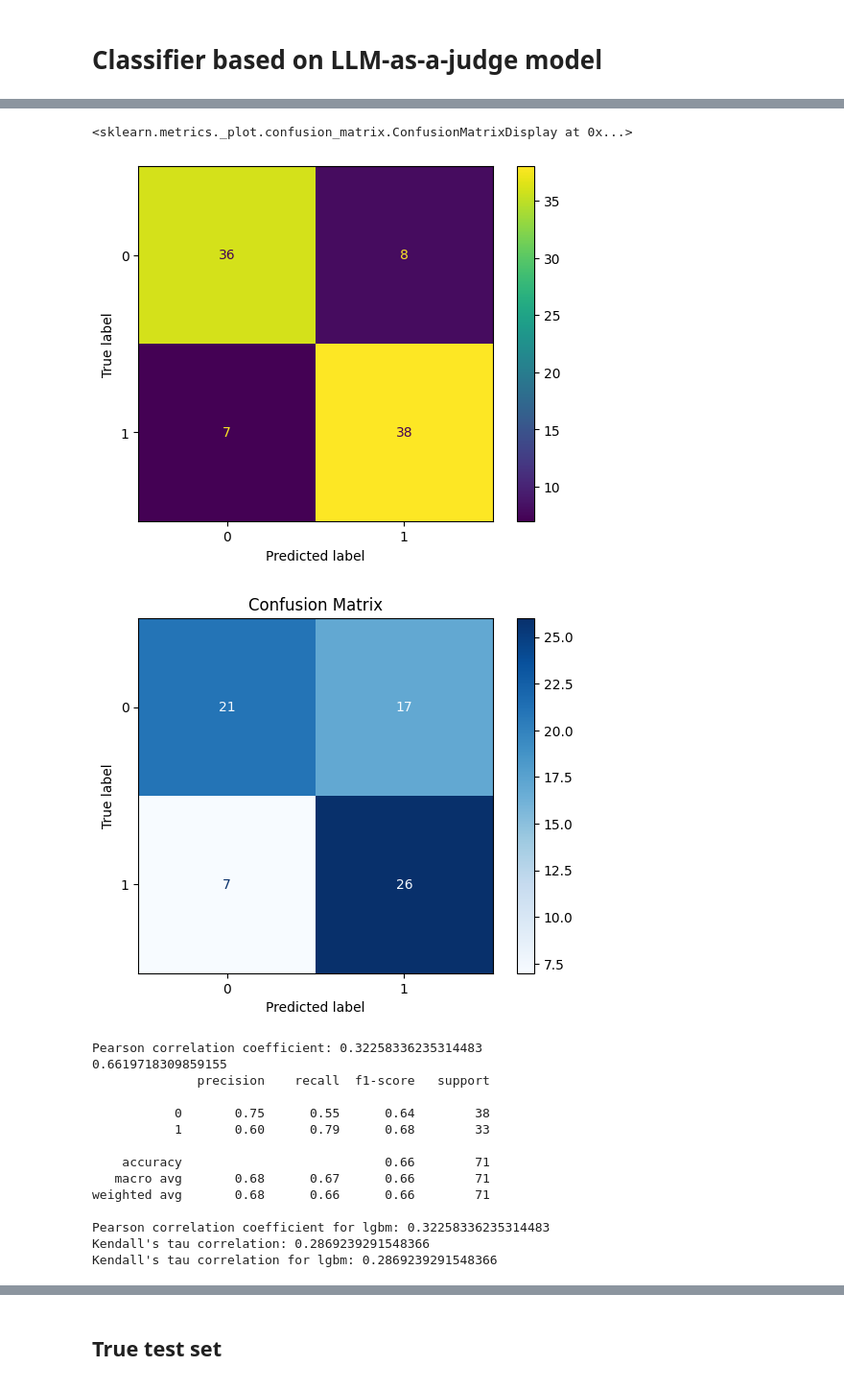
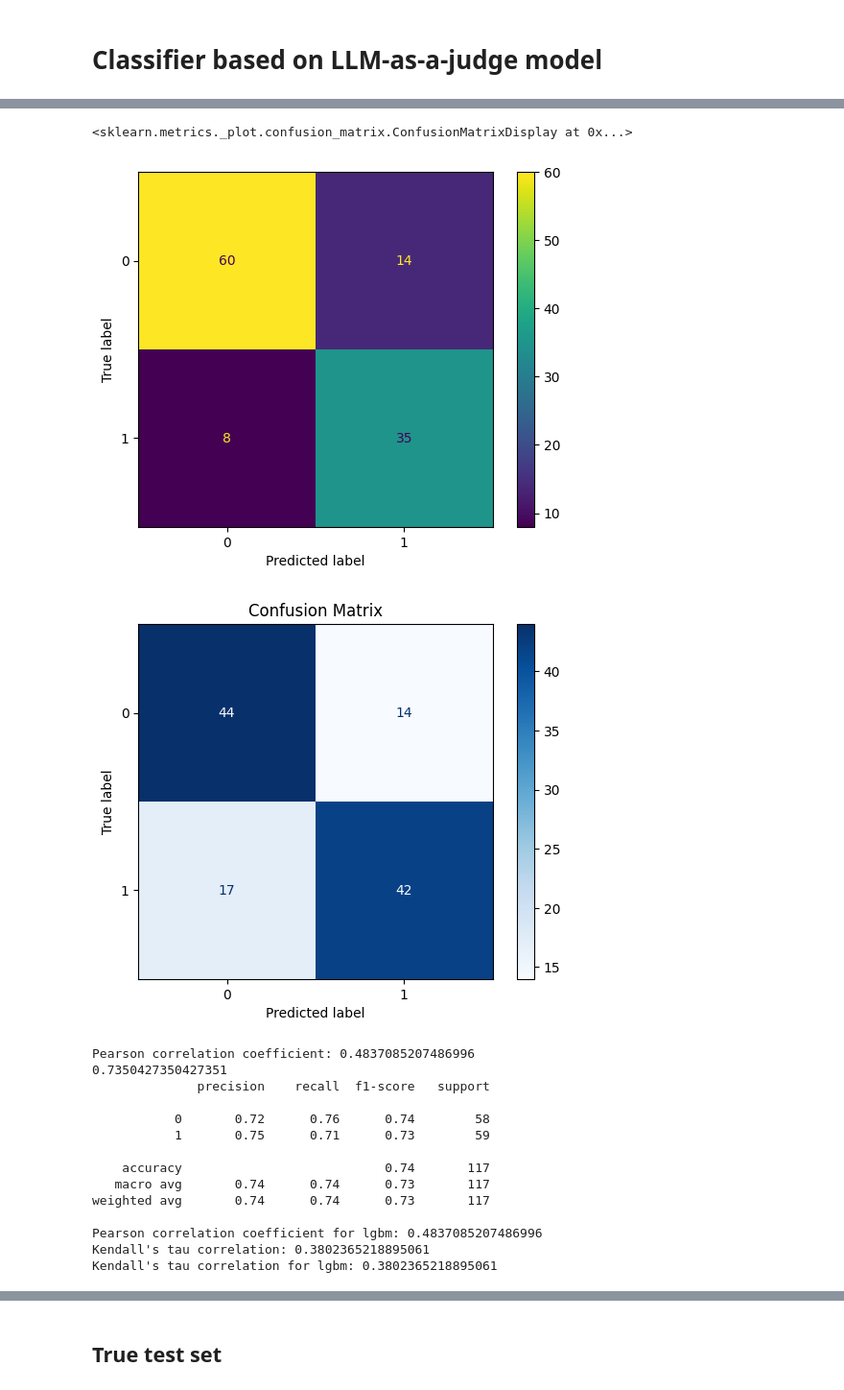
Before and after one commit to kerrianlc/rag, a Jupyter notebook: simple_classifier.ipynb, the cells around one changed output, grey strips where cells are left out. Shown at 96% size. Cells and saved outputs as stored; diff of their text form; code cells hidden in the pictures.

```diff
--- a/simple_classifier.ipynb
+++ b/simple_classifier.ipynb
@@ -79,8 +79,8 @@ temperature = pd.concat(
 # %%
-files = glob.glob("backup/data_1*.parquet")
+files = glob.glob("data/data_1*.parquet")
 
 df = pd.concat([pd.read_parquet(f) for f in files]).groupby(level=0).mean()
-df = pd.concat([pd.read_parquet("backup/data_3_1.parquet"), df])
+df = pd.concat([pd.read_parquet("data/data_3_1.parquet"), pd.read_parquet("data/data_8_1.parquet"), df])
 df.drop(columns=["temperature"], inplace=True)
 df.dropna(inplace=True)
 
@@ -88,11 +88,5 @@ X = df.drop(columns=["label"])
 y = df["label"]
 label_mapping = {label: idx for idx, label in enumerate(y.unique())}
 y = y.map(label_mapping)
-# restrictive_index = y.isin(
-#     [
-#         0, 1, 2
-#     ]
-# )
-# y = y[restrictive_index]
-# X = X[restrictive_index]
+
 y = (y > 0).astype(int)
@@ -119,6 +124,6 @@ y = (y > 0).astype(int)
 # %%
 X_I, X_eval, y_I, y_eval = train_test_split(X, y, test_size=0.2, random_state=40)
-X_train, X_calibr, y_train, y_calibr = train_test_split(X_I, y_I, test_size=0.2, random_state=40)
+X_train, X_calibr, y_train, y_calibr = train_test_split(X_I, y_I, test_size=0.25, random_state=40)
 # %%
 class BasicMLP(nn.Module):
     def __init__(self, input_size, output_size):
@@ -257,7 +262,7 @@ plt.show()
 ConfusionMatrixDisplay(cm).plot()
 # %% [output]
 <sklearn.metrics._plot.confusion_matrix.ConfusionMatrixDisplay at 0x...>
-[figure, old version]
+[figure, new version]
 # %%
 X_tensor_calibr = torch.tensor(X_calibr.to_numpy(), dtype=torch.float32)
 y_tensor_calibr = torch.tensor(y_calibr.to_numpy(), dtype=torch.long)
@@ -292,7 +297,7 @@ with torch.no_grad():
         outputs = model(inputs)  # Raw logits
 
         # Apply sigmoid activation
-        probabilities = torch.sigmoid(outputs)
+        probabilities = F.softmax(outputs, dim=1)
 
         # Compute argmax for class prediction
         predictions = torch.argmax(probabilities, dim=1)
@@ -334,45 +339,45 @@ print(f"Kendall's tau correlation: {kendall_tau}")
 # kendall_tau, _ = kendalltau(true_labels, lgbm.predict_proba(X_eval)[:, 1])
 print(f"Kendall's tau correlation for lgbm: {kendall_tau}")
 
 fpr = dict()
 # tpr = dict()
 # roc_auc = dict()
 # n_classes = len(np.unique(y_eval))
 
 # for i in range(n_classes - 1):
 #     fpr[i], tpr[i], _ = roc_curve(y_eval == i, probs[:, i])
 #     roc_auc[i] = auc(fpr[i], tpr[i])
 
 # # Plot ROC curve
 # plt.figure()
 # for i in range(n_classes - 1):
 #     plt.plot(fpr[i], tpr[i], label=f'Class {i} (area = {roc_auc[i]:0.2f})')
 
 # # Plot ROC curve
 # plt.figure()
 # plt.plot(fpr, tpr, color='darkorange', lw=2, label=f'ROC curve (area = {roc_auc:0.2f})')
 # plt.plot([0, 1], [0, 1], color='navy', lw=2, linestyle='--')
 # plt.xlim([0.0, 1.0])
 # plt.ylim([0.0, 1.05])
 # plt.xlabel('False Positive Rate')
 # plt.ylabel('True Positive Rate')
 # plt.title('Receiver Operating Characteristic (ROC) Curve')
 # plt.legend(loc="lower right")
 # plt.savefig("roc_curve.png")
 # plt.show()
 # %% [output]
-[figure, old version]
+[figure, new version]
-Pearson correlation coefficient: 0.32258336235314483
-0.6619718309859155
+Pearson correlation coefficient: 0.4837085207486996
+0.7350427350427351
               precision    recall  f1-score   support
 
-           0       0.75      0.55      0.64        38
-           1       0.60      0.79      0.68        33
+           0       0.72      0.76      0.74        58
+           1       0.75      0.71      0.73        59
 
-    accuracy                           0.66        71
-   macro avg       0.68      0.67      0.66        71
-weighted avg       0.68      0.66      0.66        71
+    accuracy                           0.74       117
+   macro avg       0.74      0.74      0.73       117
+weighted avg       0.74      0.74      0.73       117
 
-Pearson correlation coefficient for lgbm: 0.32258336235314483
-Kendall's tau correlation: 0.2869239291548366
-Kendall's tau correlation for lgbm: 0.2869239291548366
+Pearson correlation coefficient for lgbm: 0.4837085207486996
+Kendall's tau correlation: 0.3802365218895061
+Kendall's tau correlation for lgbm: 0.3802365218895061
```
Also changed, not shown: parts of 11 cells of this notebook, 1 other file.
